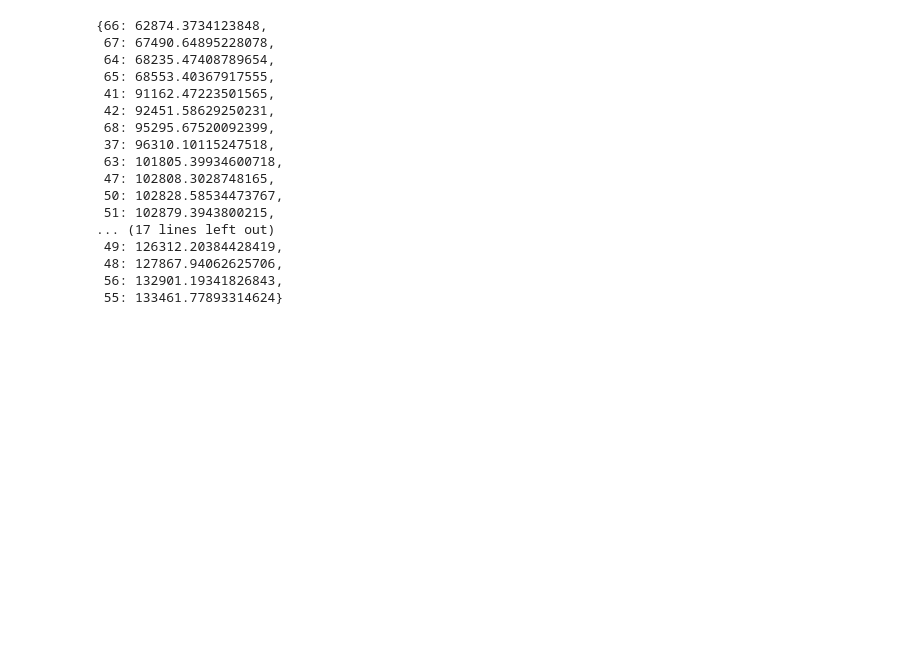
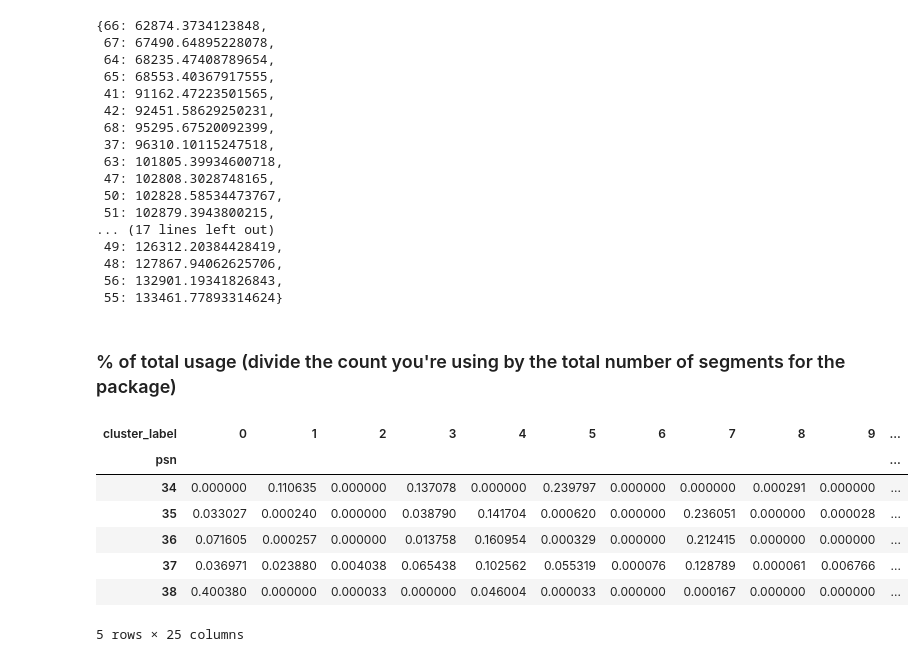
Before and after one commit to j-goldsmith/TurbineTimeSeries.EDA, a Jupyter notebook: eda/TimeSegmentClusters/20minSegments_25clusters_similarityMatrixGeneration.ipynb, the cells around one changed output. Saved outputs shown, nothing was run; the diff lists cells and outputs as text; code cells hidden in the pictures; blank space fills up the shorter version.

```diff
--- a/eda/TimeSegmentClusters/20minSegments_25clusters_similarityMatrixGeneration.ipynb
+++ b/eda/TimeSegmentClusters/20minSegments_25clusters_similarityMatrixGeneration.ipynb
@@ -74,3 +74,17 @@ similarityMatrix[PSN].drop([PSN], axis=0).sort_values(ascending=True).to_dict()
  48: 127867.94062625706,
  56: 132901.19341826843,
  55: 133461.77893314624}
+# %% [markdown]
+### % of total usage (divide the count you're using by the total number of segments for the package)
+# %%
+flattenedUsagePerc =  flattened.div(flattened.sum(axis=1), axis=0)
+flattenedUsagePerc.head()
+# %% [output]
+| cluster_label | 0 | 1 | 2 | 3 | 4 | 5 | 6 | 7 | 8 | 9 | ... |
+| psn |  |  |  |  |  |  |  |  |  |  | ... |
+| 34 | 0.000000 | 0.110635 | 0.000000 | 0.137078 | 0.000000 | 0.239797 | 0.000000 | 0.000000 | 0.000291 | 0.000000 | ... |
+| 35 | 0.033027 | 0.000240 | 0.000000 | 0.038790 | 0.141704 | 0.000620 | 0.000000 | 0.236051 | 0.000000 | 0.000028 | ... |
+| 36 | 0.071605 | 0.000257 | 0.000000 | 0.013758 | 0.160954 | 0.000329 | 0.000000 | 0.212415 | 0.000000 | 0.000000 | ... |
+| 37 | 0.036971 | 0.023880 | 0.004038 | 0.065438 | 0.102562 | 0.055319 | 0.000076 | 0.128789 | 0.000061 | 0.006766 | ... |
+| 38 | 0.400380 | 0.000000 | 0.000033 | 0.000000 | 0.046004 | 0.000033 | 0.000000 | 0.000167 | 0.000000 | 0.000000 | ... |
+5 rows × 25 columns
```
Also changed, not shown: parts of 3 cells of this notebook, 1 other file.
